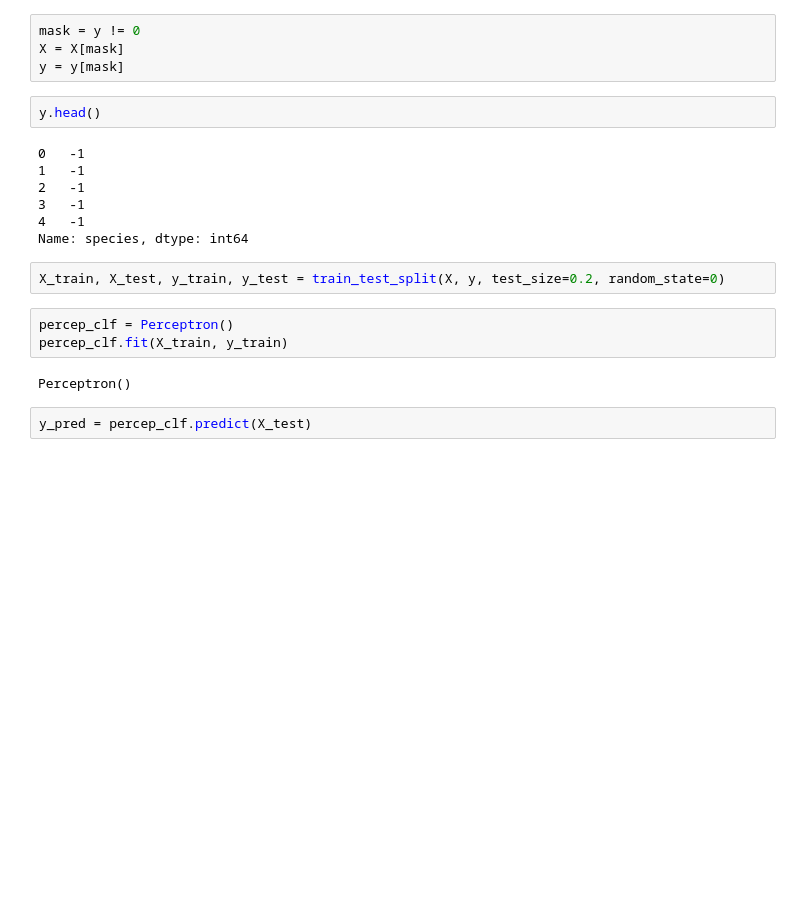
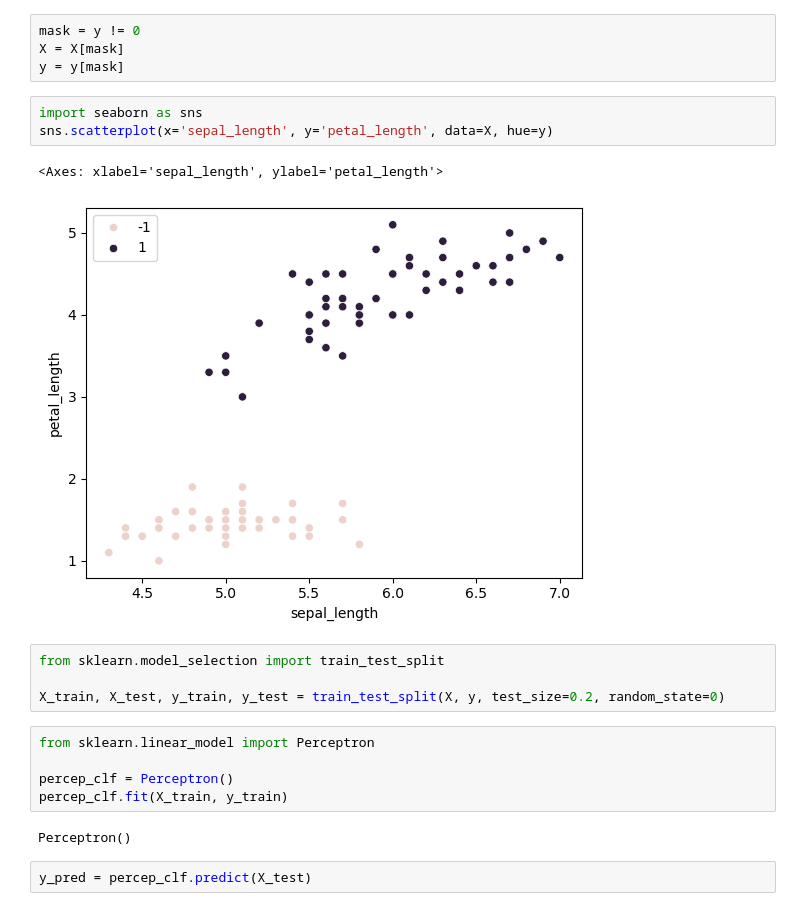
Before and after one commit to caioding/ZL-Academy-LG-, a Jupyter notebook: machine-learning/perceptron_iris.ipynb, the cells around one changed output. Drawn from its saved outputs; the diff is of its cells as text; blank space fills up the shorter version.

Commit message:
:sparkles: feat: neural network model

```diff
--- a/machine-learning/perceptron_iris.ipynb
+++ b/machine-learning/perceptron_iris.ipynb
@@ -62,18 +44,19 @@ y = y.map({'Iris-setosa': -1, 'Iris-versicolor': 1, 'Iris-virginica': 0})
 mask = y != 0
 X = X[mask]
 y = y[mask]
-# %%
-y.head()
-# %% [output]
-0   -1
-1   -1
-2   -1
-3   -1
-4   -1
-Name: species, dtype: int64
+# %%
+import seaborn as sns
+sns.scatterplot(x='sepal_length', y='petal_length', data=X, hue=y)
+# %% [output]
+<Axes: xlabel='sepal_length', ylabel='petal_length'>
+[figure, added]
 # %%
+from sklearn.model_selection import train_test_split
+
 X_train, X_test, y_train, y_test = train_test_split(X, y, test_size=0.2, random_state=0)
 # %%
+from sklearn.linear_model import Perceptron
+
 percep_clf = Perceptron()
 percep_clf.fit(X_train, y_train)
 # %% [output]
```
Also changed, not shown: parts of 12 cells of this notebook, 9 other files.
